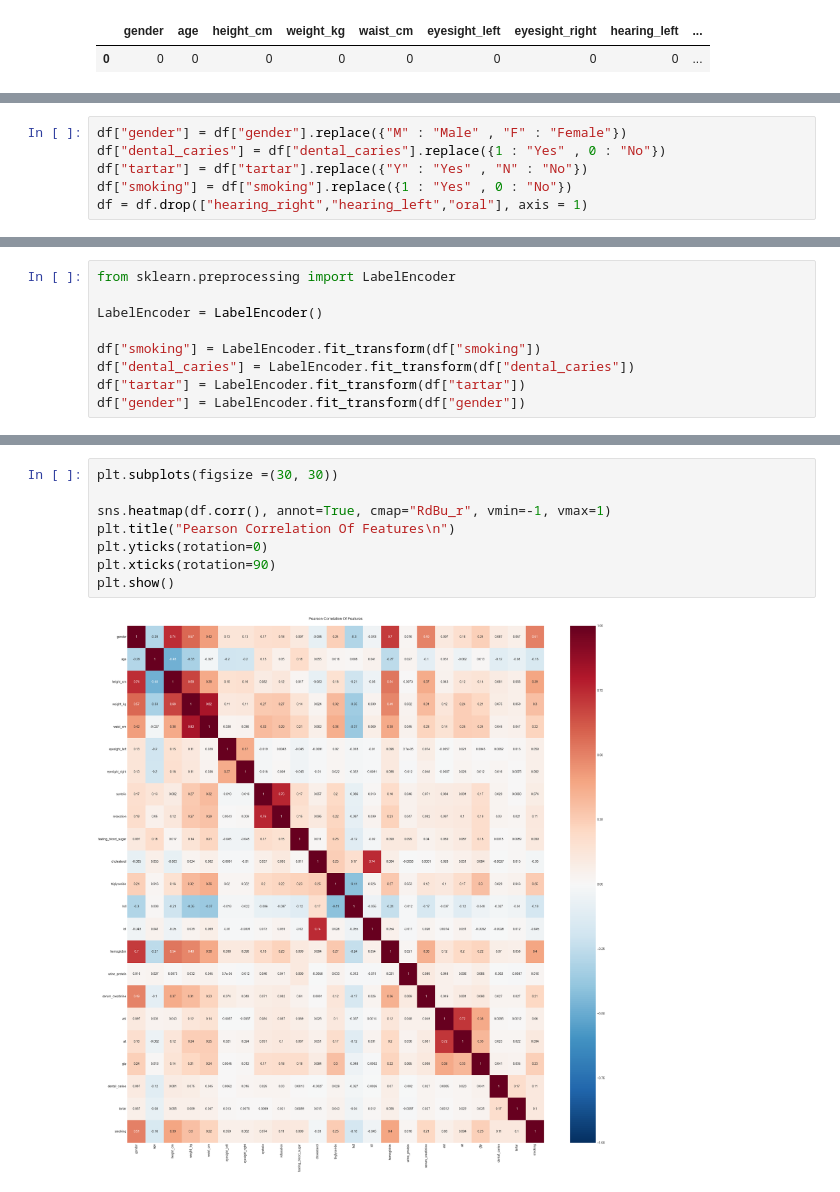
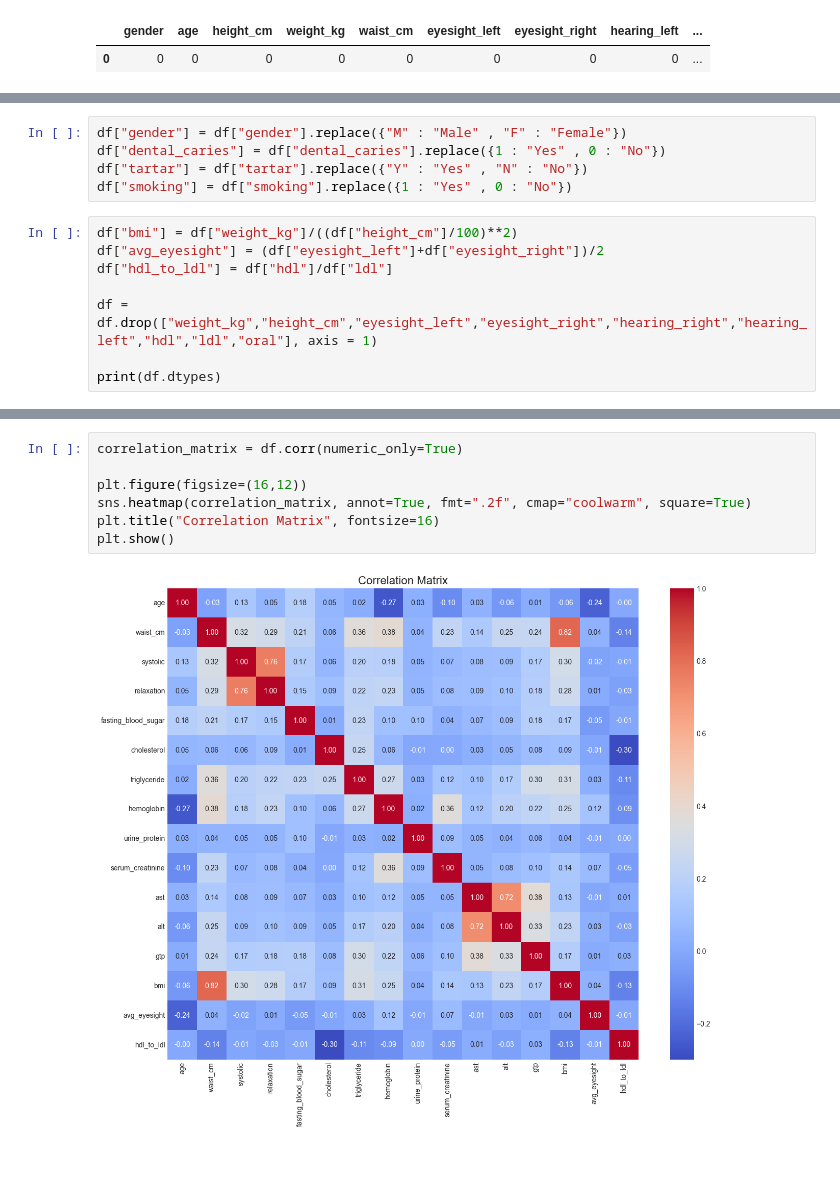
Before and after one commit to JeroHoyos/PredictiveAnalytics-Projects, a Jupyter notebook: body_signals_of_smoking/body_signals_of_smoking.ipynb, the cells around one changed output, grey strips where cells are left out. Saved outputs shown, nothing was run; the diff lists cells and outputs as text; blank space fills up the shorter version.

```diff
--- a/body_signals_of_smoking/body_signals_of_smoking.ipynb
+++ b/body_signals_of_smoking/body_signals_of_smoking.ipynb
@@ -155,4 +158,11 @@ df["gender"] = df["gender"].replace({"M" : "Male" , "F" : "Female"})
 df["dental_caries"] = df["dental_caries"].replace({1 : "Yes" , 0 : "No"})
 df["tartar"] = df["tartar"].replace({"Y" : "Yes" , "N" : "No"})
 df["smoking"] = df["smoking"].replace({1 : "Yes" , 0 : "No"})
-df = df.drop(["hearing_right","hearing_left","oral"], axis = 1)
+# %%
+df["bmi"] = df["weight_kg"]/((df["height_cm"]/100)**2)
+df["avg_eyesight"] = (df["eyesight_left"]+df["eyesight_right"])/2
+df["hdl_to_ldl"] = df["hdl"]/df["ldl"]
+
+df = df.drop(["weight_kg","height_cm","eyesight_left","eyesight_right","hearing_right","hearing_left","hdl","ldl","oral"], axis = 1)
+
+print(df.dtypes)
@@ -270,9 +260,0 @@ df.head().style.set_properties(**{"background-color": "#979b9a","color":"white",
-# %%
-from sklearn.preprocessing import LabelEncoder
-
-LabelEncoder = LabelEncoder()
-
-df["smoking"] = LabelEncoder.fit_transform(df["smoking"])
-df["dental_caries"] = LabelEncoder.fit_transform(df["dental_caries"])
-df["tartar"] = LabelEncoder.fit_transform(df["tartar"])
-df["gender"] = LabelEncoder.fit_transform(df["gender"])
@@ -288,10 +361,9 @@ df.head().style.set_properties(**{"background-color": "#979b9a","color":"white",
 # %%
-plt.subplots(figsize =(30, 30))
+correlation_matrix = df.corr(numeric_only=True)
 
-sns.heatmap(df.corr(), annot=True, cmap="RdBu_r", vmin=-1, vmax=1)
-plt.title("Pearson Correlation Of Features\n")
-plt.yticks(rotation=0)
-plt.xticks(rotation=90)
+plt.figure(figsize=(16,12))
+sns.heatmap(correlation_matrix, annot=True, fmt=".2f", cmap="coolwarm", square=True)
+plt.title("Correlation Matrix", fontsize=16)
 plt.show()
 # %% [output]
-[figure, old version]
+[figure, new version]
```
Also changed, not shown: parts of 29 cells of this notebook.
